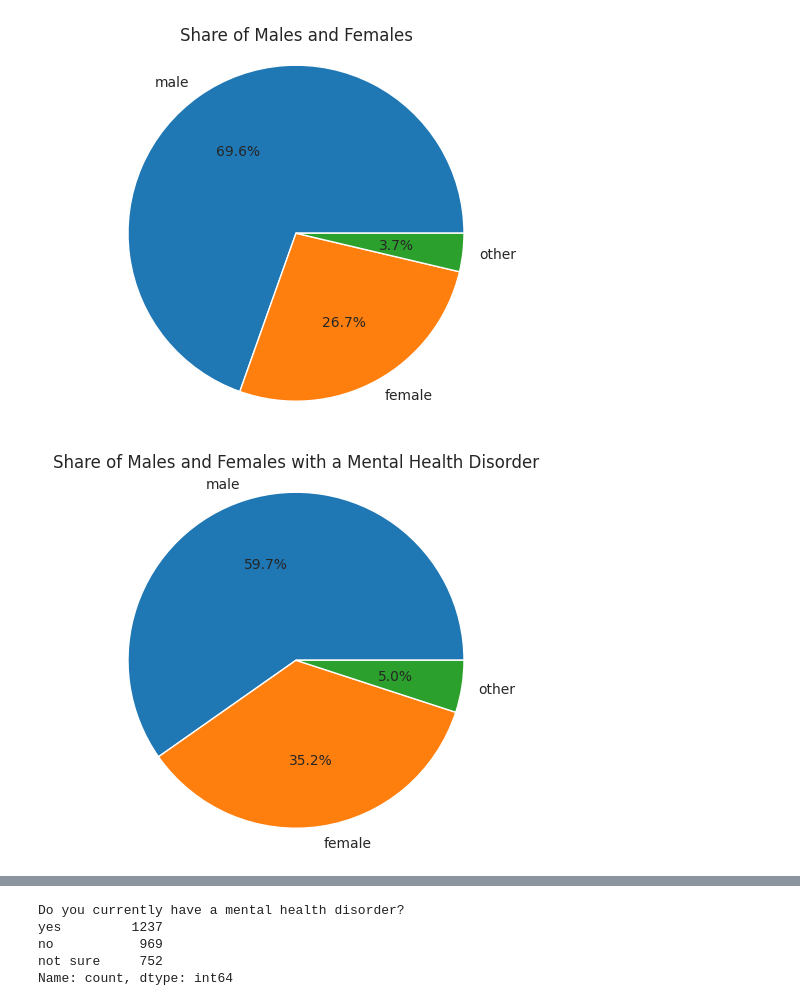
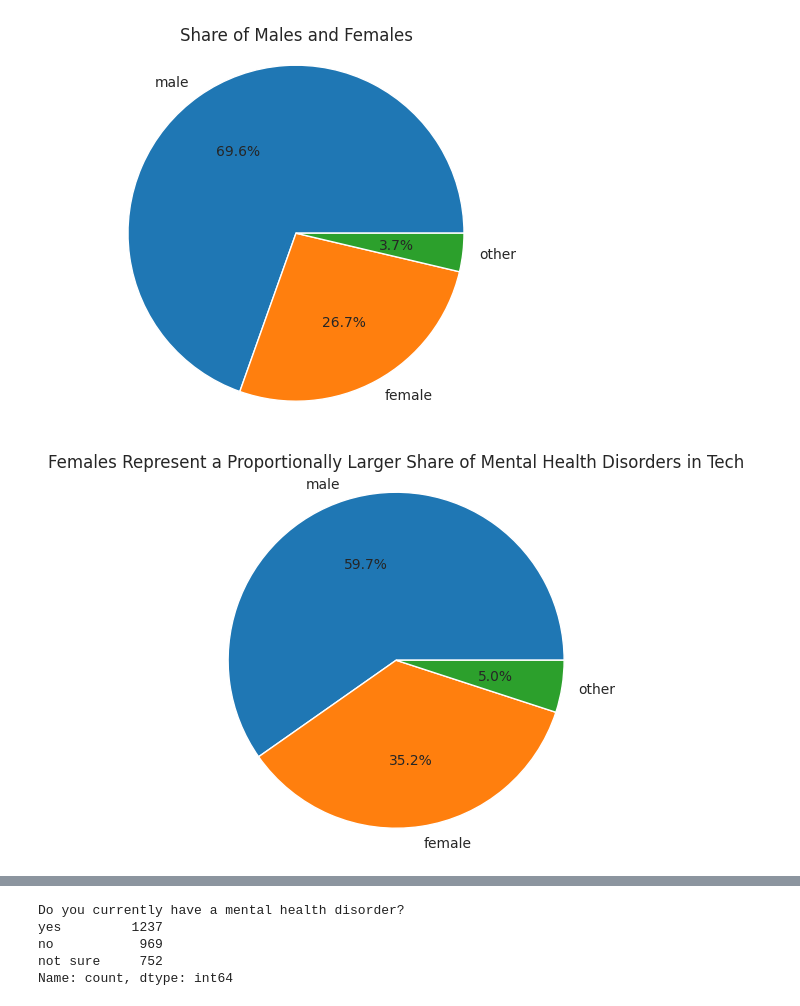
Before and after one commit to twpotts/team4project1, a Jupyter notebook: Team4Project1.ipynb, the cells around one changed output, grey strips where cells are left out. Drawn from its saved outputs; the diff is of its cells as text; code cells hidden in the pictures.

```diff
--- a/Team4Project1.ipynb
+++ b/Team4Project1.ipynb
@@ -253,14 +260,14 @@ plt.show()
 # %%
 # Male vs. female for mental health disorder
 
 import matplotlib.pyplot as plt
 filtered_df = df[df["Do you currently have a mental health disorder?"] == "yes"]
 gender_counts = filtered_df["What is your gender?"].value_counts()
 labels = gender_counts.index
 values = gender_counts.values
 plt.pie(values, labels=labels, autopct='%1.1f%%')
 plt.axis('equal')
-plt.title("Share of Males and Females with a Mental Health Disorder")
+plt.title("Females Represent a Proportionally Larger Share of Mental Health Disorders in Tech")
 plt.show()
 # %% [output]
-[figure, old version]
+[figure, new version]
```
Also changed, not shown: parts of 12 cells of this notebook.
